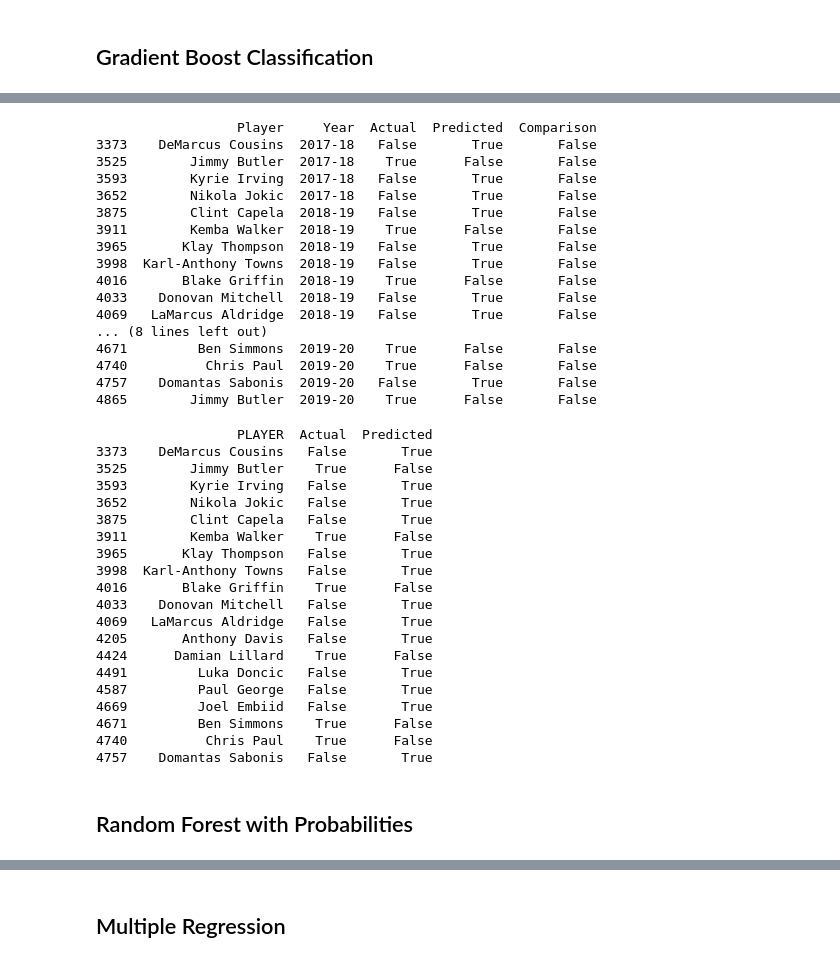
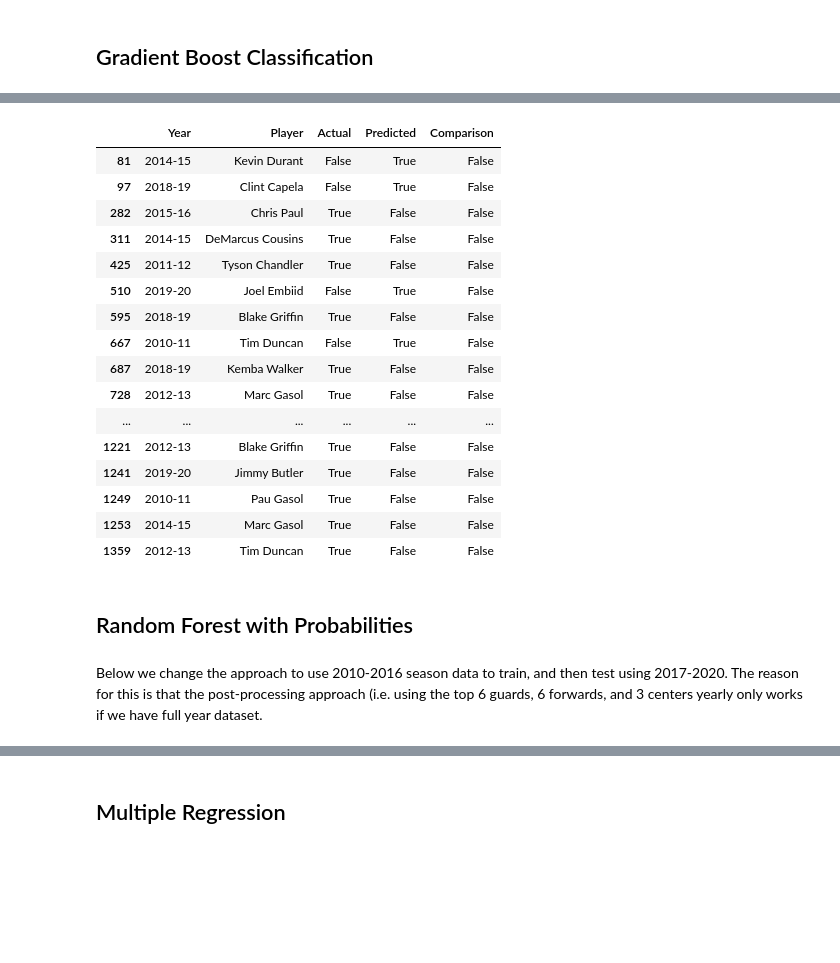
Before and after one commit to omerkhan3/nba_allstar_predictor, a Jupyter notebook: nba_allstar_predictions.ipynb, the cells around one changed output, grey strips where cells are left out. Cells and saved outputs as stored; diff of their text form; code cells hidden in the pictures; blank space fills up the shorter version.

```diff
--- a/nba_allstar_predictions.ipynb
+++ b/nba_allstar_predictions.ipynb
@@ -295,57 +283,34 @@ weighted avg       0.99      0.99      0.99      1599
 # %%
+# Create results DataFrame
 results_df = pd.DataFrame({
-    'Player': test_df['PLAYER'],
-    'Year': test_df['YEAR'],
-    'Actual': y_test,
+    'Year': test_years,
+    'Player': test_player_names,
+    'Actual': y_test.reset_index(drop=True),
     'Predicted': gb_predictions
 })
 
+# Add comparison column
 results_df['Comparison'] = results_df['Actual'] == results_df['Predicted']
-mismatched_results = results_df[results_df['Comparison'] == False]
-print(mismatched_results.drop_duplicates())
+results_df[results_df['Comparison'] == False]
 # %% [output]
-                  Player     Year  Actual  Predicted  Comparison
-3373    DeMarcus Cousins  2017-18   False       True       False
-3525        Jimmy Butler  2017-18    True      False       False
-3593        Kyrie Irving  2017-18   False       True       False
-3652        Nikola Jokic  2017-18   False       True       False
-3875        Clint Capela  2018-19   False       True       False
-3911        Kemba Walker  2018-19    True      False       False
-3965       Klay Thompson  2018-19   False       True       False
-3998  Karl-Anthony Towns  2018-19   False       True       False
-4016       Blake Griffin  2018-19    True      False       False
-4033    Donovan Mitchell  2018-19   False       True       False
-4069   LaMarcus Aldridge  2018-19   False       True       False
-... (8 lines left out)
-4671         Ben Simmons  2019-20    True      False       False
-4740          Chris Paul  2019-20    True      False       False
-4757    Domantas Sabonis  2019-20   False       True       False
-4865        Jimmy Butler  2019-20    True      False       False
+|  | Year | Player | Actual | Predicted | Comparison |
+| 81 | 2014-15 | Kevin Durant | False | True | False |
+| 97 | 2018-19 | Clint Capela | False | True | False |
+| 282 | 2015-16 | Chris Paul | True | False | False |
+| 311 | 2014-15 | DeMarcus Cousins | True | False | False |
+| 425 | 2011-12 | Tyson Chandler | True | False | False |
+| 510 | 2019-20 | Joel Embiid | False | True | False |
+| 595 | 2018-19 | Blake Griffin | True | False | False |
+| 667 | 2010-11 | Tim Duncan | False | True | False |
+| 687 | 2018-19 | Kemba Walker | True | False | False |
+| 728 | 2012-13 | Marc Gasol | True | False | False |
+| ... | ... | ... | ... | ... | ... |
+| 1221 | 2012-13 | Blake Griffin | True | False | False |
+| 1241 | 2019-20 | Jimmy Butler | True | False | False |
+| 1249 | 2010-11 | Pau Gasol | True | False | False |
+| 1253 | 2014-15 | Marc Gasol | True | False | False |
+| 1359 | 2012-13 | Tim Duncan | True | False | False |
-# %%
-X_test_with_player = test_df[['PLAYER']].copy()
-X_test_with_player['Actual'] = y_test
-X_test_with_player['Predicted'] = gb_predictions
-print(X_test_with_player[X_test_with_player['Actual'] != X_test_with_player['Predicted']].drop_duplicates())
-# %% [output]
-                  PLAYER  Actual  Predicted
-3373    DeMarcus Cousins   False       True
-3525        Jimmy Butler    True      False
-3593        Kyrie Irving   False       True
-3652        Nikola Jokic   False       True
-3875        Clint Capela   False       True
-3911        Kemba Walker    True      False
-3965       Klay Thompson   False       True
-3998  Karl-Anthony Towns   False       True
-4016       Blake Griffin    True      False
-4033    Donovan Mitchell   False       True
-4069   LaMarcus Aldridge   False       True
-4205       Anthony Davis   False       True
-4424      Damian Lillard    True      False
-4491         Luka Doncic   False       True
-4587         Paul George   False       True
-4669         Joel Embiid   False       True
-4671         Ben Simmons    True      False
-4740          Chris Paul    True      False
-4757    Domantas Sabonis   False       True
 # %% [markdown]
 ## Random Forest with Probabilities
+# %% [markdown]
+Below we change the approach to use 2010-2016 season data to train, and then test using 2017-2020.  The reason for this is that the post-processing approach (i.e. using the top 6 guards, 6 forwards, and 3 centers yearly only works if we have full year dataset.
```
Also changed, not shown: parts of 16 cells of this notebook.
